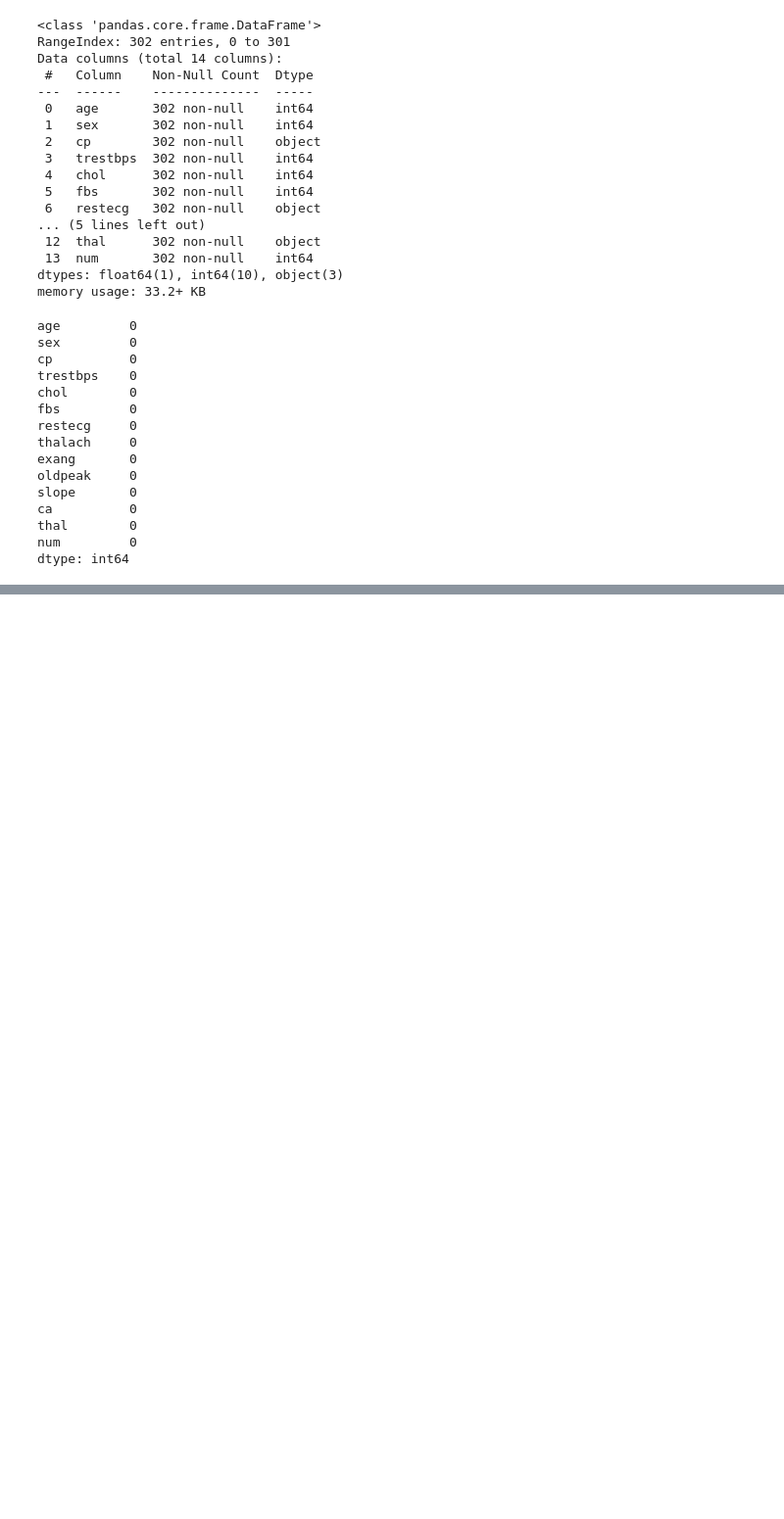
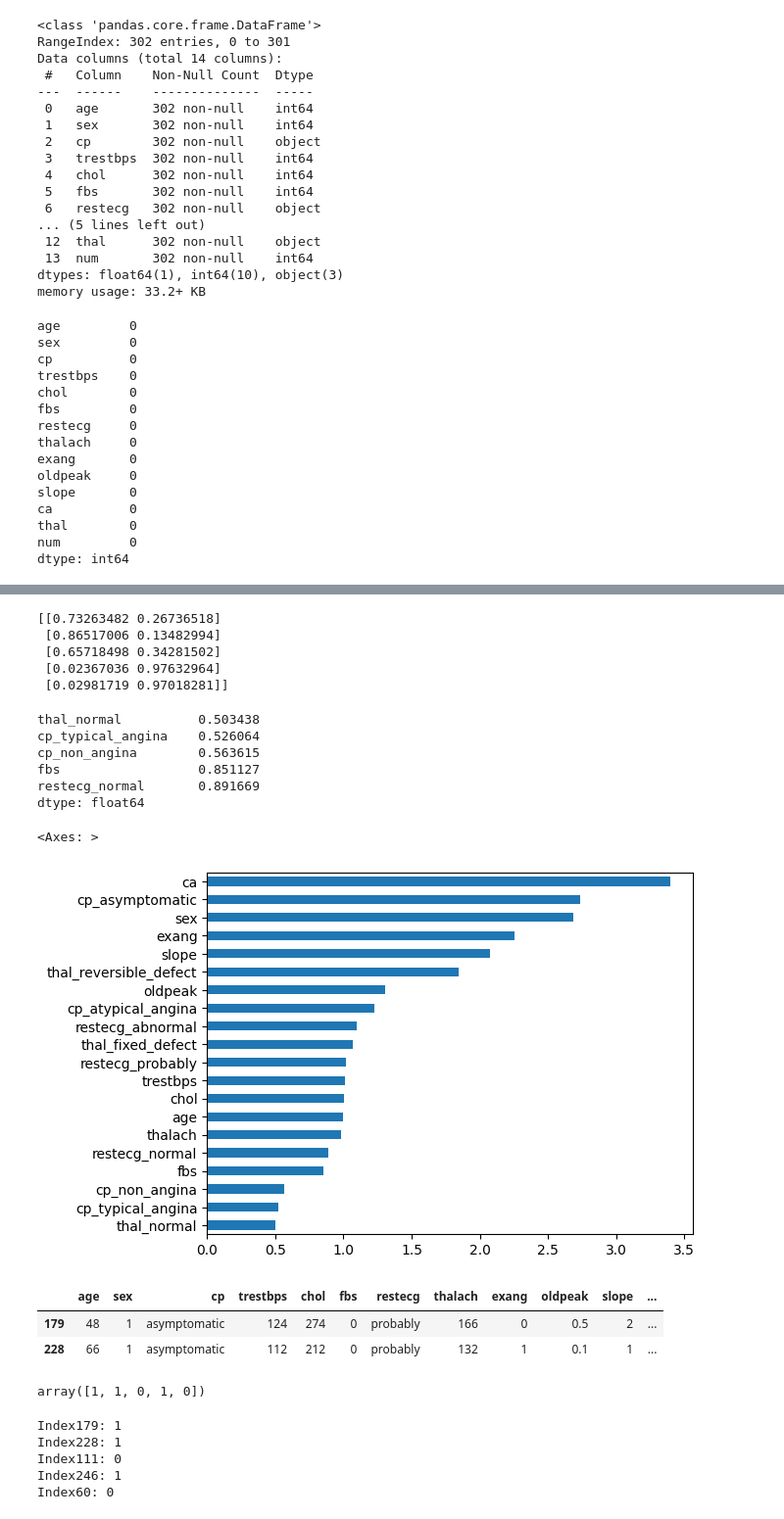
Before and after one commit to Lekanggy/MLrepo, a Jupyter notebook: Personal/classification/Cleveland Heart Diseas Prediction.ipynb, the cells around one changed output, grey strips where cells are left out. Shown: that part at 98% size. Drawn from its saved outputs; the diff is of its cells as text; code cells hidden in the pictures; blank space fills up the shorter version.

```diff
--- a/Personal/classification/Cleveland Heart Diseas Prediction.ipynb
+++ b/Personal/classification/Cleveland Heart Diseas Prediction.ipynb
@@ -95,0 +124,5 @@ dtype: int64
+# %%
+#split
+target = "num"
+X = clev.drop(columns=target)
+y = clev[target]
@@ -95,0 +169,52 @@ dtype: int64
+# %%
+# Get the predict proba
+y_train_pred_proba = model.predict_proba(X_train)
+print(y_train_pred_proba[:5])
+# %% [output]
+[[0.73263482 0.26736518]
+ [0.86517006 0.13482994]
+ [0.65718498 0.34281502]
+ [0.02367036 0.97632964]
+ [0.02981719 0.97018281]]
+# %%
+#Feature importances
+features = model.named_steps.onehotencoder.get_feature_names()
+importances = model.named_steps.logisticregression.coef_[0]
+
+feat_imp = pd.Series(np.exp(importances), index=features).sort_values()
+feat_imp.head()
+# %% [output]
+thal_normal          0.503438
+cp_typical_angina    0.526064
+cp_non_angina        0.563615
+fbs                  0.851127
+restecg_normal       0.891669
+dtype: float64
+# %%
+feat_imp.plot(kind="barh")
+# %% [output]
+<Axes: >
+[figure, added]
+# %%
+X_test[:2]
+# %% [output]
+|  | age | sex | cp | trestbps | chol | fbs | restecg | thalach | exang | oldpeak | slope | ... |
+| 179 | 48 | 1 | asymptomatic | 124 | 274 | 0 | probably | 166 | 0 | 0.5 | 2 | ... |
+| 228 | 66 | 1 | asymptomatic | 112 | 212 | 0 | probably | 132 | 1 | 0.1 | 1 | ... |
+# %%
+
+dat = X_test[ :5]
+model.predict(dat)
+# %% [output]
+array([1, 1, 0, 1, 0])
+# %%
+for i in range(len(dat)):
+    index = dat.iloc[i].name
+    print
+    print(f"Index{index}: {clev.loc[index]['num']}")
+# %% [output]
+Index179: 1
+Index228: 1
+Index111: 0
+Index246: 1
+Index60: 0
```
Also changed, not shown: parts of 20 cells of this notebook, 8 other files.
